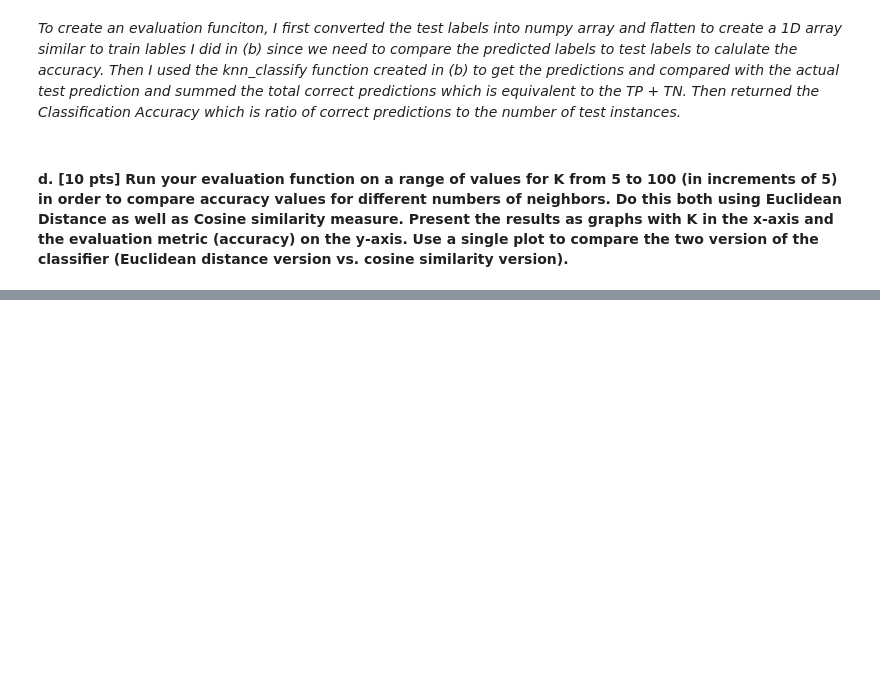
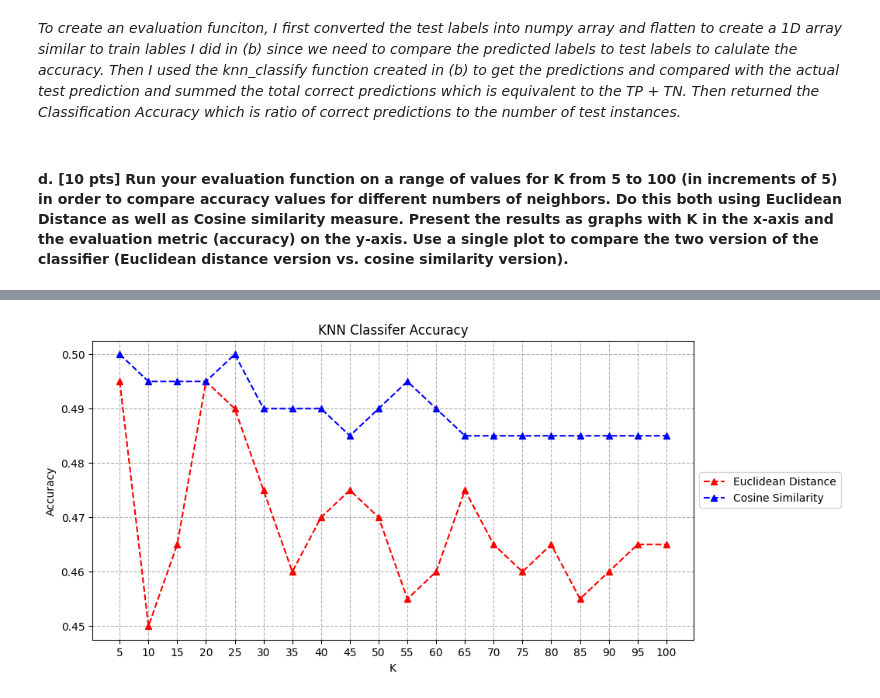
Before and after one commit to joneshshrestha/machine-learning-python, a Jupyter notebook: Document Classification/document-classification.ipynb, the cells around one changed output, grey strips where cells are left out. Drawn from its saved outputs; the diff is of its cells as text; code cells hidden in the pictures; blank space fills up the shorter version.

```diff
--- a/Document Classification/document-classification.ipynb
+++ b/Document Classification/document-classification.ipynb
@@ -227,2 +208,14 @@ for K in range(5, 101, 5):
 # %%
-Ks
+Ks = list(range(5, 101, 5))
+plt.figure(figsize=(10,5))
+plt.plot(Ks, euclidean_distance, 'r^--', label='Euclidean Distance')
+plt.plot(Ks, cosine_similarity, 'b^--', label='Cosine Similarity')
+plt.xlabel('K')
+plt.ylabel('Accuracy')
+plt.title('KNN Classifer Accuracy')
+plt.grid(linestyle='--')
+plt.xticks(Ks)
+plt.legend(loc='center left', bbox_to_anchor=(1, 0.5))
+plt.show()
+# %% [output]
+[figure, added]
```
Also changed, not shown: parts of 15 cells of this notebook.
